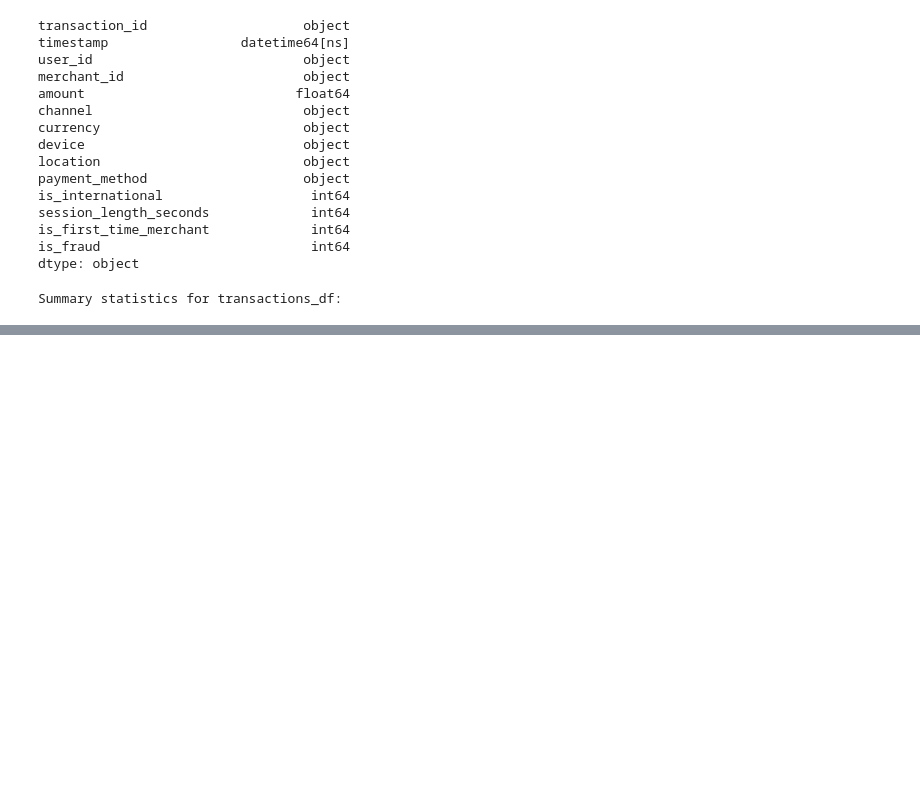
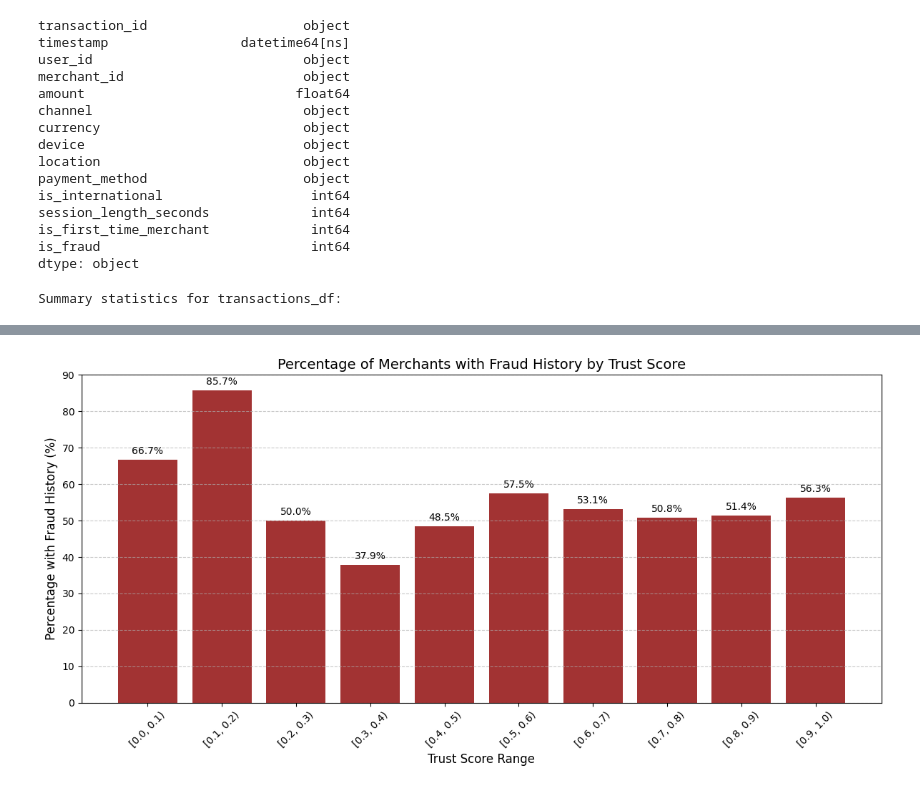
Before and after one commit to b-szczesniak/hackathon-entry, a Jupyter notebook: data_exploration.ipynb, the cells around one changed output, grey strips where cells are left out. Cells and saved outputs as stored; diff of their text form; code cells hidden in the pictures; blank space fills up the shorter version.

```diff
--- a/data_exploration.ipynb
+++ b/data_exploration.ipynb
@@ -215,0 +545,27 @@ Correlation matrix:
+# %%
+trust_score_bins = np.arange(0, 1.1, 0.1)
+merchants_df['trust_score_bin'] = pd.cut(merchants_df['trust_score'], bins=trust_score_bins, right=False)
+
+fraud_by_trust = merchants_df.groupby('trust_score_bin')['has_fraud_history'].mean() * 100
+
+# Create the plot
+plt.figure(figsize=(12, 6))
+bars = plt.bar(fraud_by_trust.index.astype(str), fraud_by_trust.values, color='darkred', alpha=0.8)
+
+# Add labels and title
+plt.xlabel('Trust Score Range', fontsize=12)
+plt.ylabel('Percentage with Fraud History (%)', fontsize=12)
+plt.title('Percentage of Merchants with Fraud History by Trust Score', fontsize=14)
+plt.xticks(rotation=45)
+
+# Add values on top of bars
+for bar in bars:
+     height = bar.get_height()
+     plt.text(bar.get_x() + bar.get_width()/2., height + 1,
+                f'{height:.1f}%', ha='center', va='bottom')
+
+plt.tight_layout()
+plt.grid(axis='y', linestyle='--', alpha=0.7)
+plt.show()
+# %% [output]
+[figure, added]
```
Also changed, not shown: parts of 12 cells of this notebook, 2 other files.
